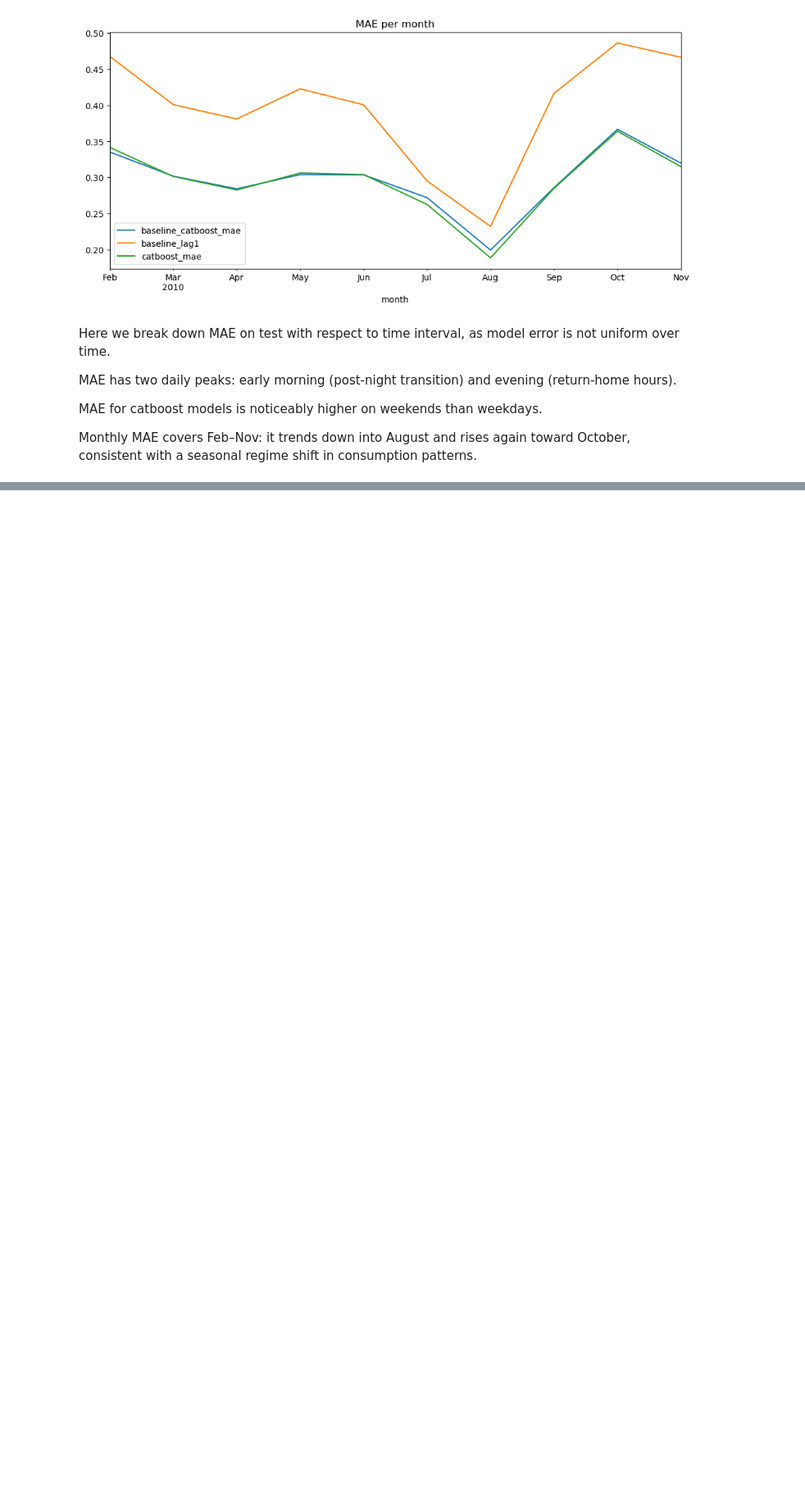
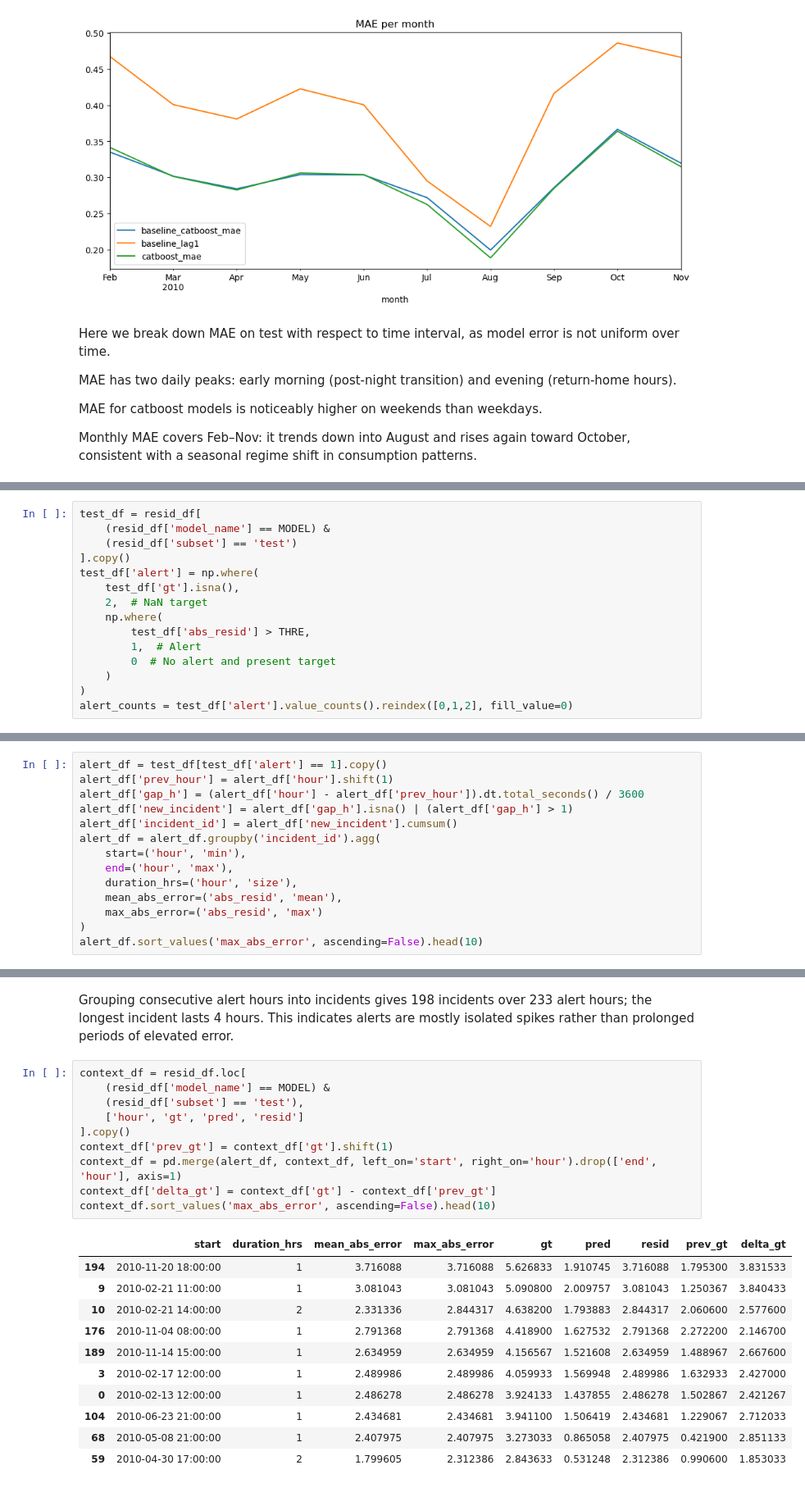
Before and after one commit to sysakm/housepower, a Jupyter notebook: report.ipynb, the cells around one changed output, grey strips where cells are left out. Shown at 82% size. Saved outputs shown, nothing was run; the diff lists cells and outputs as text; blank space fills up the shorter version.

Commit message:
Add would-alert section to report notebook

```diff
--- a/report.ipynb
+++ b/report.ipynb
@@ -124,0 +142,15 @@ Monthly MAE covers Feb–Nov: it trends down into August and rises again toward
+# %%
+test_df = resid_df[
+    (resid_df['model_name'] == MODEL) &
+    (resid_df['subset'] == 'test')
+].copy()
+test_df['alert'] = np.where(
+    test_df['gt'].isna(),
+    2,  # NaN target
+    np.where(
+        test_df['abs_resid'] > THRE,
+        1,  # Alert
+        0  # No alert and present target
+    )
+)
+alert_counts = test_df['alert'].value_counts().reindex([0,1,2], fill_value=0)
@@ -124,0 +202,14 @@ Monthly MAE covers Feb–Nov: it trends down into August and rises again toward
+# %%
+alert_df = test_df[test_df['alert'] == 1].copy()
+alert_df['prev_hour'] = alert_df['hour'].shift(1)
+alert_df['gap_h'] = (alert_df['hour'] - alert_df['prev_hour']).dt.total_seconds() / 3600
+alert_df['new_incident'] = alert_df['gap_h'].isna() | (alert_df['gap_h'] > 1)
+alert_df['incident_id'] = alert_df['new_incident'].cumsum()
+alert_df = alert_df.groupby('incident_id').agg(
+    start=('hour', 'min'),
+    end=('hour', 'max'),
+    duration_hrs=('hour', 'size'),
+    mean_abs_error=('abs_resid', 'mean'),
+    max_abs_error=('abs_resid', 'max')
+)
+alert_df.sort_values('max_abs_error', ascending=False).head(10)
@@ -124,0 +239,24 @@ Monthly MAE covers Feb–Nov: it trends down into August and rises again toward
+# %% [markdown]
+Grouping consecutive alert hours into incidents gives 198 incidents over 233 alert hours; the longest incident lasts 4 hours. This indicates alerts are mostly isolated spikes rather than prolonged periods of elevated error.
+# %%
+context_df = resid_df.loc[
+    (resid_df['model_name'] == MODEL) &
+    (resid_df['subset'] == 'test'),
+    ['hour', 'gt', 'pred', 'resid']
+].copy()
+context_df['prev_gt'] = context_df['gt'].shift(1)
+context_df = pd.merge(alert_df, context_df, left_on='start', right_on='hour').drop(['end', 'hour'], axis=1)
+context_df['delta_gt'] = context_df['gt'] - context_df['prev_gt']
+context_df.sort_values('max_abs_error', ascending=False).head(10)
+# %% [output]
+|  | start | duration_hrs | mean_abs_error | max_abs_error | gt | pred | resid | prev_gt | delta_gt |
+| 194 | 2010-11-20 18:00:00 | 1 | 3.716088 | 3.716088 | 5.626833 | 1.910745 | 3.716088 | 1.795300 | 3.831533 |
+| 9 | 2010-02-21 11:00:00 | 1 | 3.081043 | 3.081043 | 5.090800 | 2.009757 | 3.081043 | 1.250367 | 3.840433 |
+| 10 | 2010-02-21 14:00:00 | 2 | 2.331336 | 2.844317 | 4.638200 | 1.793883 | 2.844317 | 2.060600 | 2.577600 |
+| 176 | 2010-11-04 08:00:00 | 1 | 2.791368 | 2.791368 | 4.418900 | 1.627532 | 2.791368 | 2.272200 | 2.146700 |
+| 189 | 2010-11-14 15:00:00 | 1 | 2.634959 | 2.634959 | 4.156567 | 1.521608 | 2.634959 | 1.488967 | 2.667600 |
+| 3 | 2010-02-17 12:00:00 | 1 | 2.489986 | 2.489986 | 4.059933 | 1.569948 | 2.489986 | 1.632933 | 2.427000 |
+| 0 | 2010-02-13 12:00:00 | 1 | 2.486278 | 2.486278 | 3.924133 | 1.437855 | 2.486278 | 1.502867 | 2.421267 |
+| 104 | 2010-06-23 21:00:00 | 1 | 2.434681 | 2.434681 | 3.941100 | 1.506419 | 2.434681 | 1.229067 | 2.712033 |
+| 68 | 2010-05-08 21:00:00 | 1 | 2.407975 | 2.407975 | 3.273033 | 0.865058 | 2.407975 | 0.421900 | 2.851133 |
+| 59 | 2010-04-30 17:00:00 | 2 | 1.799605 | 2.312386 | 2.843633 | 0.531248 | 2.312386 | 0.990600 | 1.853033 |
```
Also changed, not shown: parts of 14 cells of this notebook.
